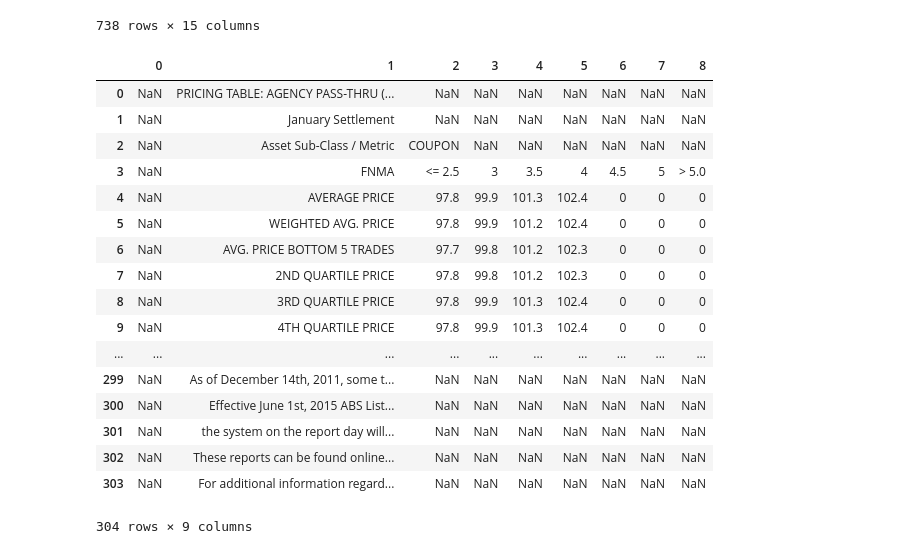
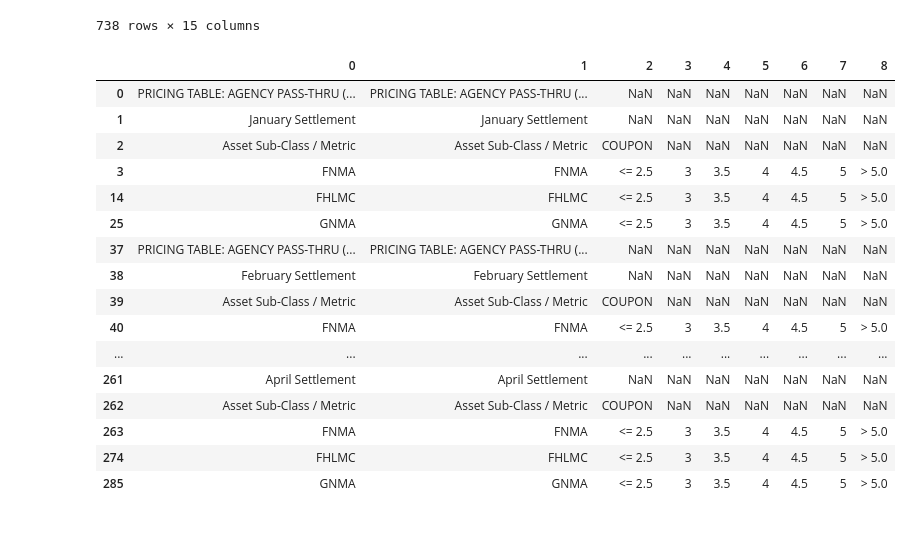
Before and after one commit to minsun-ss/FINRA-ABS, a Jupyter notebook: test.ipynb, the cells around one changed output. Cells and saved outputs as stored; diff of their text form; code cells hidden in the pictures.

```diff
--- a/test.ipynb
+++ b/test.ipynb
@@ -22,27 +22,37 @@ df
 | 736 | AGENCY CMO | P&I | 338 | 187 | 273729.7 | 391 | ... |
 | 737 | AGENCY CMO | IO/PO | 25 | 17 | 109696.3 | 31 | ... |
 738 rows × 15 columns
-# %%
-import pandas as pd
-
-df = pd.read_excel('data/FINRA_IDS_PXTABLES-20190102.xlsx', sheet_name='TBA', skiprows=8, header=None)
-df
-# %% [output]
-|  | 0 | 1 | 2 | 3 | 4 | 5 | 6 | 7 | 8 |
-| 0 | NaN | PRICING TABLE: AGENCY PASS-THRU (... | NaN | NaN | NaN | NaN | NaN | NaN | NaN |
-| 1 | NaN | January Settlement | NaN | NaN | NaN | NaN | NaN | NaN | NaN |
-| 2 | NaN | Asset Sub-Class / Metric | COUPON | NaN | NaN | NaN | NaN | NaN | NaN |
-| 3 | NaN | FNMA | <= 2.5 | 3 | 3.5 | 4 | 4.5 | 5 | > 5.0 |
-| 4 | NaN | AVERAGE PRICE | 97.8 | 99.9 | 101.3 | 102.4 | 0 | 0 | 0 |
-| 5 | NaN | WEIGHTED AVG. PRICE | 97.8 | 99.9 | 101.2 | 102.4 | 0 | 0 | 0 |
-| 6 | NaN | AVG. PRICE BOTTOM 5 TRADES | 97.7 | 99.8 | 101.2 | 102.3 | 0 | 0 | 0 |
-| 7 | NaN | 2ND QUARTILE PRICE | 97.8 | 99.8 | 101.2 | 102.3 | 0 | 0 | 0 |
-| 8 | NaN | 3RD QUARTILE PRICE | 97.8 | 99.9 | 101.3 | 102.4 | 0 | 0 | 0 |
-| 9 | NaN | 4TH QUARTILE PRICE | 97.8 | 99.9 | 101.3 | 102.4 | 0 | 0 | 0 |
-| ... | ... | ... | ... | ... | ... | ... | ... | ... | ... |
-| 299 | NaN | As of December 14th, 2011, some t... | NaN | NaN | NaN | NaN | NaN | NaN | NaN |
-| 300 | NaN | Effective June 1st, 2015 ABS List... | NaN | NaN | NaN | NaN | NaN | NaN | NaN |
-| 301 | NaN | the system on the report day will... | NaN | NaN | NaN | NaN | NaN | NaN | NaN |
-| 302 | NaN | These reports can be found online... | NaN | NaN | NaN | NaN | NaN | NaN | NaN |
-| 303 | NaN | For additional information regard... | NaN | NaN | NaN | NaN | NaN | NaN | NaN |
-304 rows × 9 columns
+# %%
+import pandas as pd
+
+trading_date = '20190102'
+trading_date = '{}/{}/{}'.format(trading_date[4:6], trading_date[6:], trading_date[:4])
+
+price_fields = ['AVERAGE PRICE', 'WEIGHTED AVG. PRICE', 'AVG. PRICE BOTTOM 5 TRADES', '2ND QUARTILE PRICE',
+                '3RD QUARTILE PRICE', '4TH QUARTILE PRICE', 'AVG. PRICE TOP 5 TRADES', 'STANDARD DEVIATION',
+                'VOLUME OF TRADES (000\'S)', 'NUMBER OF TRADES']
+
+df = pd.read_excel('data/FINRA_IDS_PXTABLES-20190102.xlsx', sheet_name='TBA', skiprows=8, header=None)
+df[0] = df[1].where(~df[1].isin(price_fields)).fillna(method='ffill')
+
+#let's slice off the bottom part of this based on when the footnotes start - this is a variable line sheet
+df = df.loc[:df[df[0].str.contains('Indicates')].index.values[0]-2]
+df[df[0] == df[1]]
+# %% [output]
+|  | 0 | 1 | 2 | 3 | 4 | 5 | 6 | 7 | 8 |
+| 0 | PRICING TABLE: AGENCY PASS-THRU (... | PRICING TABLE: AGENCY PASS-THRU (... | NaN | NaN | NaN | NaN | NaN | NaN | NaN |
+| 1 | January Settlement | January Settlement | NaN | NaN | NaN | NaN | NaN | NaN | NaN |
+| 2 | Asset Sub-Class / Metric | Asset Sub-Class / Metric | COUPON | NaN | NaN | NaN | NaN | NaN | NaN |
+| 3 | FNMA | FNMA | <= 2.5 | 3 | 3.5 | 4 | 4.5 | 5 | > 5.0 |
+| 14 | FHLMC | FHLMC | <= 2.5 | 3 | 3.5 | 4 | 4.5 | 5 | > 5.0 |
+| 25 | GNMA | GNMA | <= 2.5 | 3 | 3.5 | 4 | 4.5 | 5 | > 5.0 |
+| 37 | PRICING TABLE: AGENCY PASS-THRU (... | PRICING TABLE: AGENCY PASS-THRU (... | NaN | NaN | NaN | NaN | NaN | NaN | NaN |
+| 38 | February Settlement | February Settlement | NaN | NaN | NaN | NaN | NaN | NaN | NaN |
+| 39 | Asset Sub-Class / Metric | Asset Sub-Class / Metric | COUPON | NaN | NaN | NaN | NaN | NaN | NaN |
+| 40 | FNMA | FNMA | <= 2.5 | 3 | 3.5 | 4 | 4.5 | 5 | > 5.0 |
+| ... | ... | ... | ... | ... | ... | ... | ... | ... | ... |
+| 261 | April Settlement | April Settlement | NaN | NaN | NaN | NaN | NaN | NaN | NaN |
+| 262 | Asset Sub-Class / Metric | Asset Sub-Class / Metric | COUPON | NaN | NaN | NaN | NaN | NaN | NaN |
+| 263 | FNMA | FNMA | <= 2.5 | 3 | 3.5 | 4 | 4.5 | 5 | > 5.0 |
+| 274 | FHLMC | FHLMC | <= 2.5 | 3 | 3.5 | 4 | 4.5 | 5 | > 5.0 |
+| 285 | GNMA | GNMA | <= 2.5 | 3 | 3.5 | 4 | 4.5 | 5 | > 5.0 |
```
Also changed, not shown: 3 other files.
